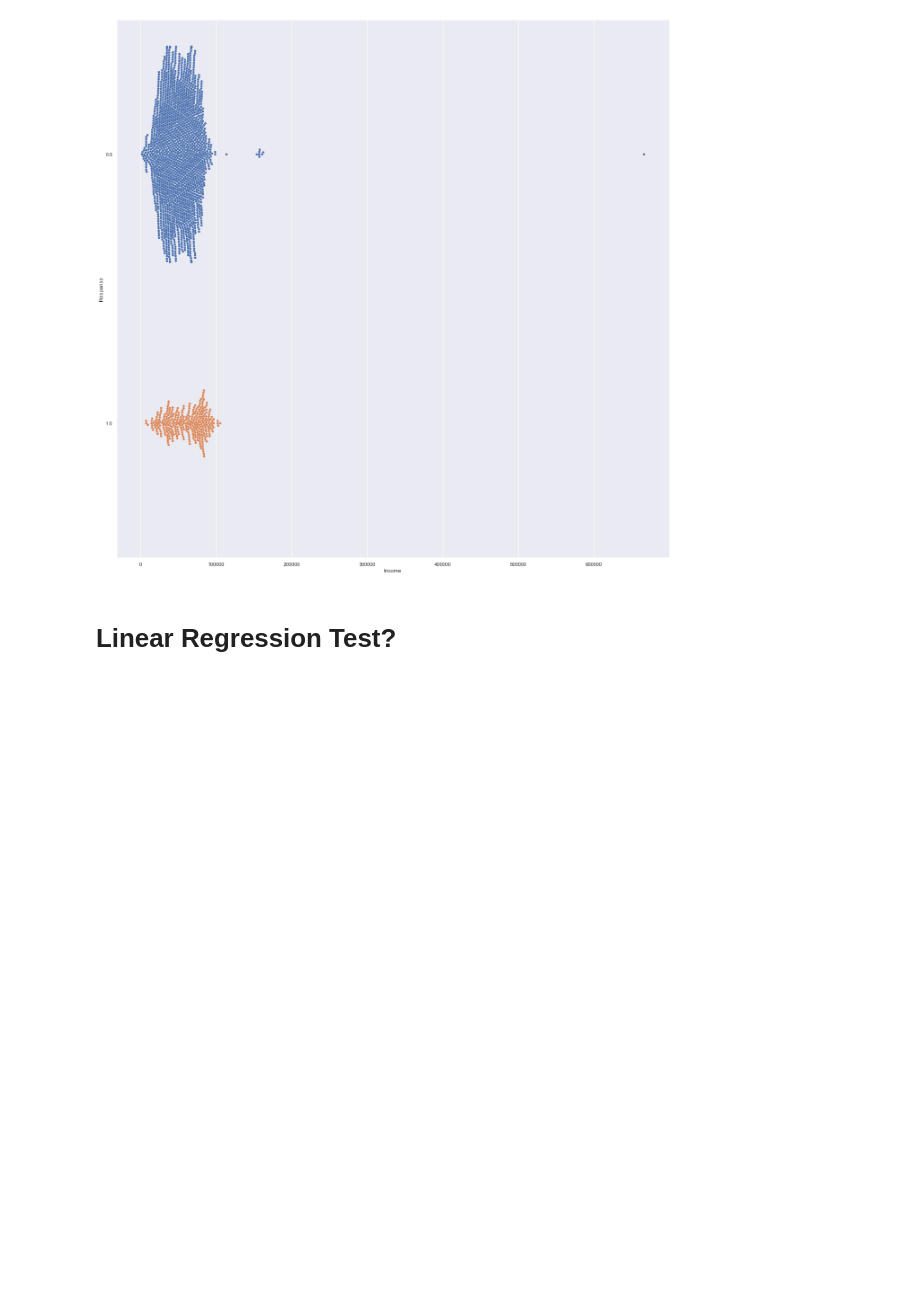
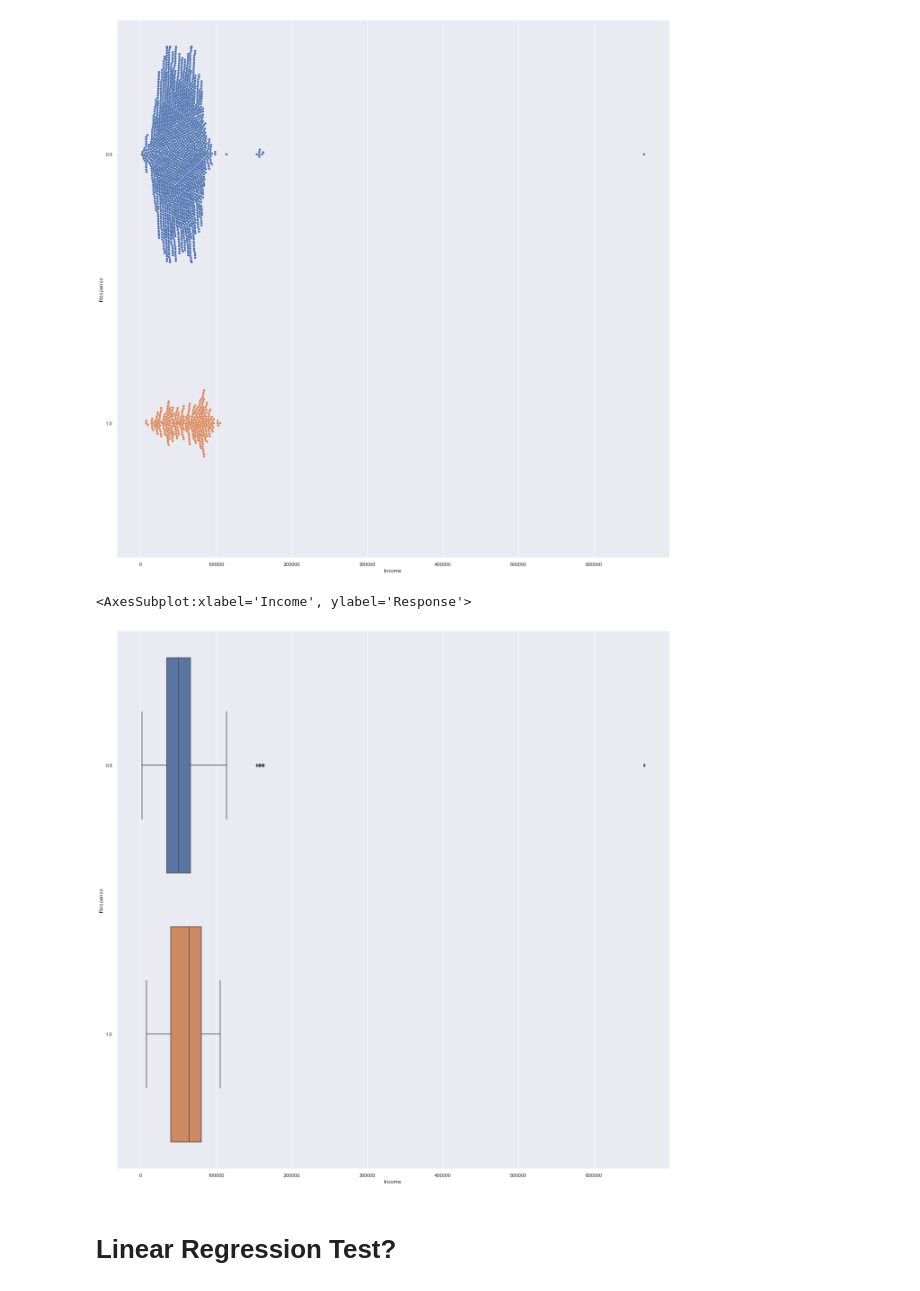
Before and after one commit to nur-hazim/Intro2AI, a Jupyter notebook: Assignment.ipynb, the cells around one changed output. Cells and saved outputs as stored; diff of their text form; code cells hidden in the pictures; blank space fills up the shorter version.

```diff
--- a/Assignment.ipynb
+++ b/Assignment.ipynb
@@ -202,6 +203,13 @@ sb.swarmplot(x = "Income", y = "Response", data = tempDF, orient = "h")
 # %% [output]
 <AxesSubplot:xlabel='Income', ylabel='Response'>
 [figure]
+# %%
+# Joint Boxplot of Total Train against Legendary Train
+f = plt.figure(figsize=(22, 22))
+sb.boxplot(x = "Income", y = "Response", data = tempDF, orient = "h")
+# %% [output]
+<AxesSubplot:xlabel='Income', ylabel='Response'>
+[figure, added]
 # %% [markdown]
 # Linear Regression Test?
 # %%
```
Also changed, not shown: parts of 4 cells of this notebook, 1 other file.
